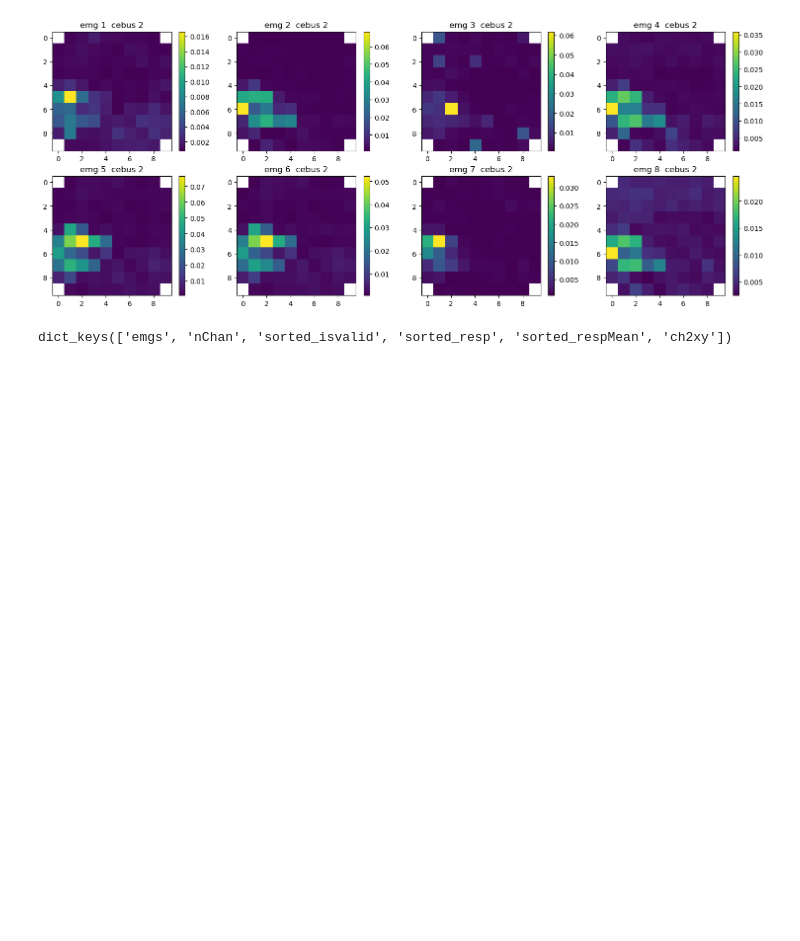
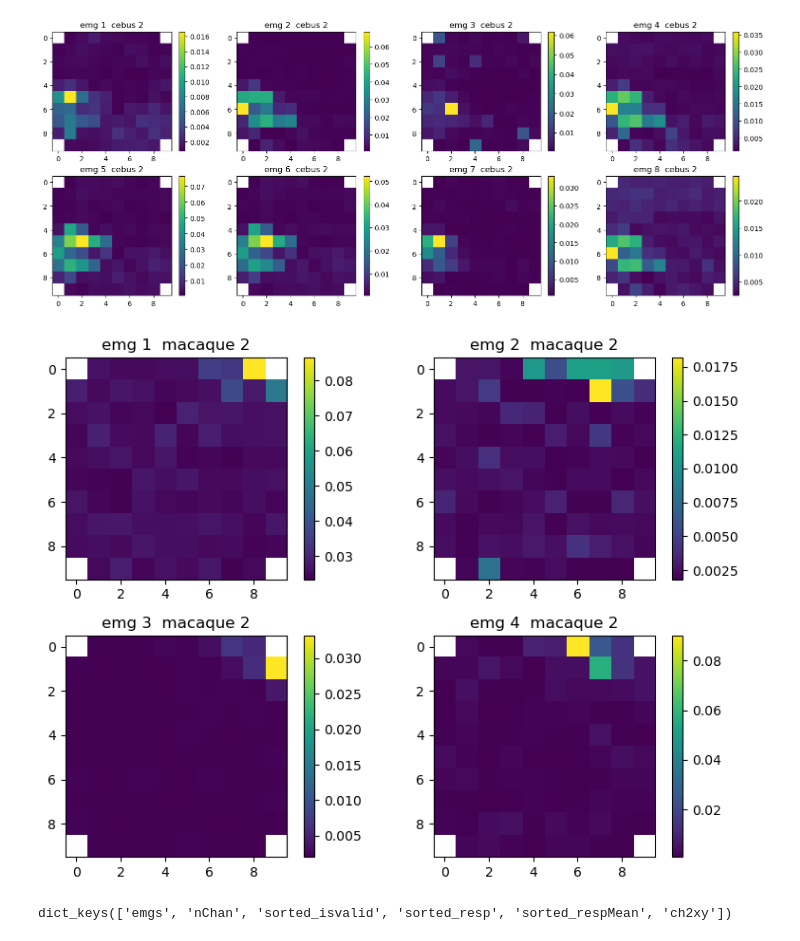
Before and after one commit to theodore2leusse/NNonlineGP, a Jupyter notebook: MapVisialization.ipynb, the cells around one changed output. Drawn from its saved outputs; the diff is of its cells as text; code cells hidden in the pictures; blank space fills up the shorter version.

```diff
--- a/MapVisialization.ipynb
+++ b/MapVisialization.ipynb
@@ -22,7 +22,7 @@ def standardize_vector(vec: np.ndarray) -> np.ndarray:
     std = np.std(vec)
     return (vec - mean) / std if std != 0 else vec/vec # avoid divide with zero
 # %%
-ds = DataSet('../data/','nhp','Cebus2_M1_200123.mat','cebus2')
+ds = DataSet('../data/','nhp','Macaque2_M1_190527.mat','Macaque2')
 ds.load_matlab_data()
 # %%
 print(ds.set.keys())
@@ -93,6 +93,18 @@ plt.tight_layout()
 plt.show()
 # %% [output]
 [figure]
+# %%
+fig, axes = plt.subplots(2, 2, figsize=(8, 6))
+
+for idx, ax in enumerate(axes.flat):
+    cax = ax.imshow(map_emg[idx], cmap='viridis', vmin=np.nanmin(map_emg[idx]), vmax=np.nanmax(map_emg[idx]))
+    ax.set_title(f'emg {idx + 1}  macaque 2')
+    plt.colorbar(cax, ax=ax)
+
+plt.tight_layout()
+plt.show()
+# %% [output]
+[figure, added]
 # %%
 ds = DataSet('data/','rat','rat2_M1_190617.mat','rat2')
 ds.load_matlab_data()
```
Also changed, not shown: parts of 2 cells of this notebook, 1 other file.
